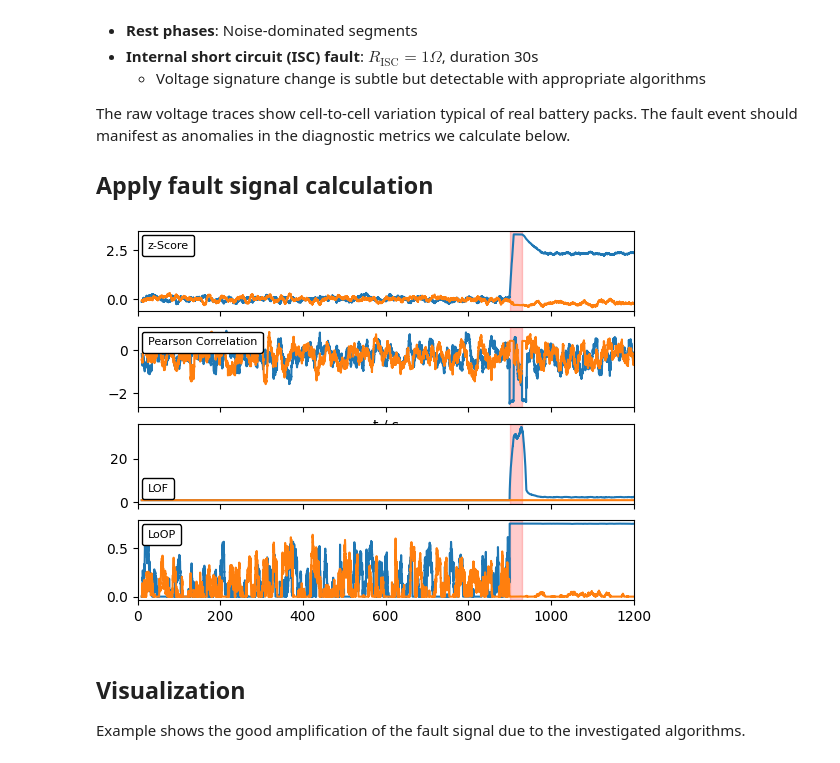
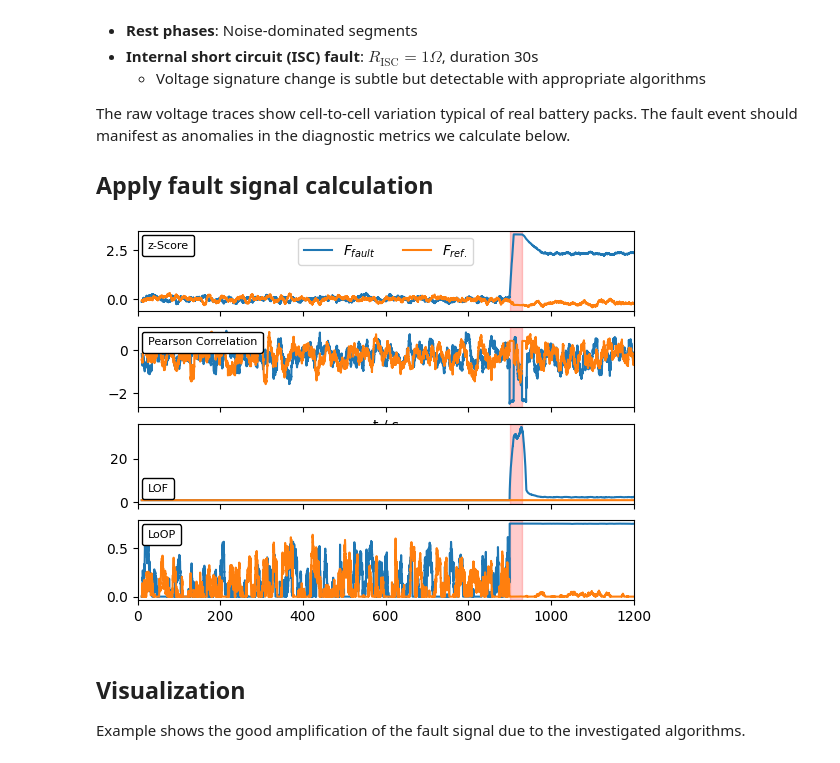
Before and after one commit to JAC28/BattDiag, a Jupyter notebook: examples/demo.ipynb, the cells around one changed output. Saved outputs shown, nothing was run; the diff lists cells and outputs as text; code cells hidden in the pictures.

Commit message:
Correct missing legend in demo

```diff
--- a/examples/demo.ipynb
+++ b/examples/demo.ipynb
@@ -103,36 +107,39 @@ def set_subplot_title(ax, title, loc='upper left'):
 
 # Plot fault signal  data
 plt.close('all')
 fig, axes = plt.subplots(4,1, sharex = 'col')
 ax1,ax2, ax3, ax4 = axes
 
-ax1.plot(df.index.total_seconds(), zScore[:,0])
-ax1.plot(df.index.total_seconds(), zScore[:,1])
+ax1.plot(df.index.total_seconds(), zScore[:,0], label=r'$F_{fault}$')
+ax1.plot(df.index.total_seconds(), zScore[:,1], label=r'$F_{ref.}$')
+ax1.legend(loc='upper center', ncols=2)
 set_subplot_title(ax1, "z-Score")
 
 ax2.plot(df.index.total_seconds(), pearCorr[:,0,1])
 ax2.plot(df.index.total_seconds(), pearCorr[:,1,2])
 set_subplot_title(ax2, "Pearson Correlation")
 
 ax3.plot(df.index.total_seconds(), LOF[:,0])
 ax3.plot(df.index.total_seconds(), LOF[:,1])
 set_subplot_title(ax3, "LOF", loc='lower left')
 
 ax4.plot(df.index.total_seconds(), LoOP[:,0])
 ax4.plot(df.index.total_seconds(), LoOP[:,1])
 set_subplot_title(ax4, "LoOP")
 
 
 ax2.set_xlabel(r"t / s")
 ax2.set_xlim(0,1200)
 
 tstart = fault_metadata['tFault']
 tend = fault_metadata['tFault'] + fault_metadata['faultDuration']
 
 for ax in axes:
     ax.axvspan(tstart, tend, color="red", alpha = 0.2)
+
+fig.savefig("figures/fault_signal_demo.png", dpi=300)
 # %% [output]
-[figure, old version]
+[figure, new version]
 # %% [markdown]
 ## Visualization
 
```
Also changed, not shown: parts of 2 cells of this notebook, 2 other files.
